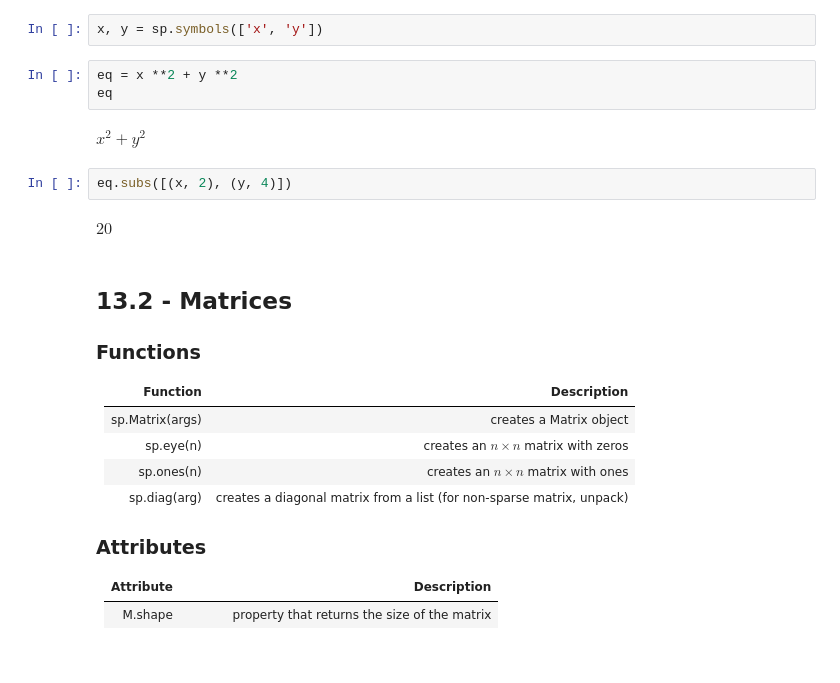
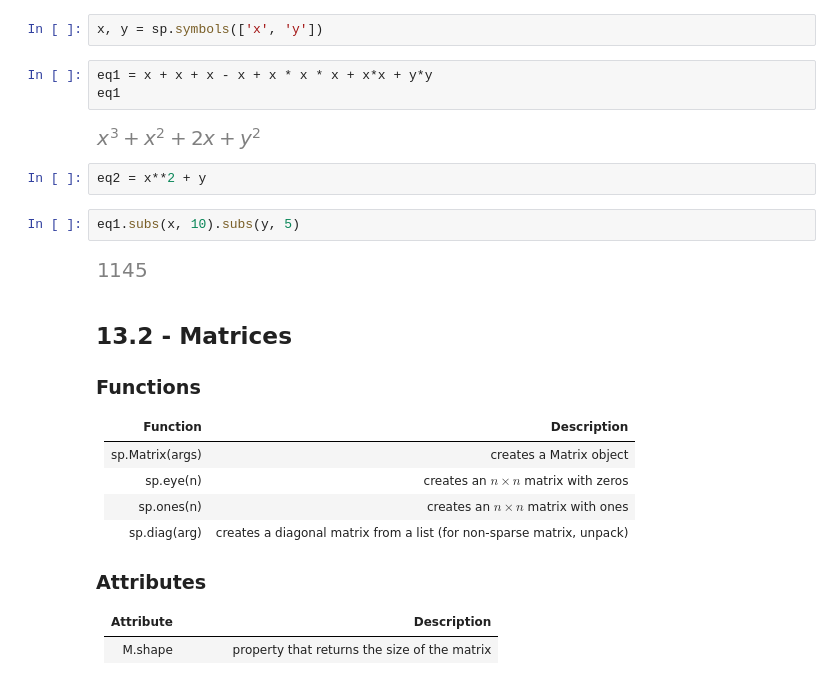
Before and after one commit to rafaelpsilva07/python-for-engineers-and-scientists, a Jupyter notebook: lessons/m2 - Section 13 - Sympy.ipynb, the cells around one changed output. Saved outputs shown, nothing was run; the diff lists cells and outputs as text.

```diff
--- a/lessons/m2 - Section 13 - Sympy.ipynb
+++ b/lessons/m2 - Section 13 - Sympy.ipynb
@@ -22,15 +22,17 @@ Sympy is a library for symbolic mathematics in Python. Additionally, it offers a
 import sympy as sp
 # %%
 x, y = sp.symbols(['x', 'y'])
+# %%
+eq1 = x + x + x - x + x * x * x + x*x + y*y
+eq1
+# %% [output]
+[figure, added]
 # %%
-eq = x **2 + y **2
-eq
+eq2 = x**2 + y
-# %% [output]
-$\displaystyle x^{2} + y^{2}$
 # %%
-eq.subs([(x, 2), (y, 4)])
+eq1.subs(x, 10).subs(y, 5)
 # %% [output]
-$\displaystyle 20$
+[figure, added]
 # %% [markdown]
 ## 13.2 - Matrices
 
```
Also changed, not shown: parts of 73 cells of this notebook.
